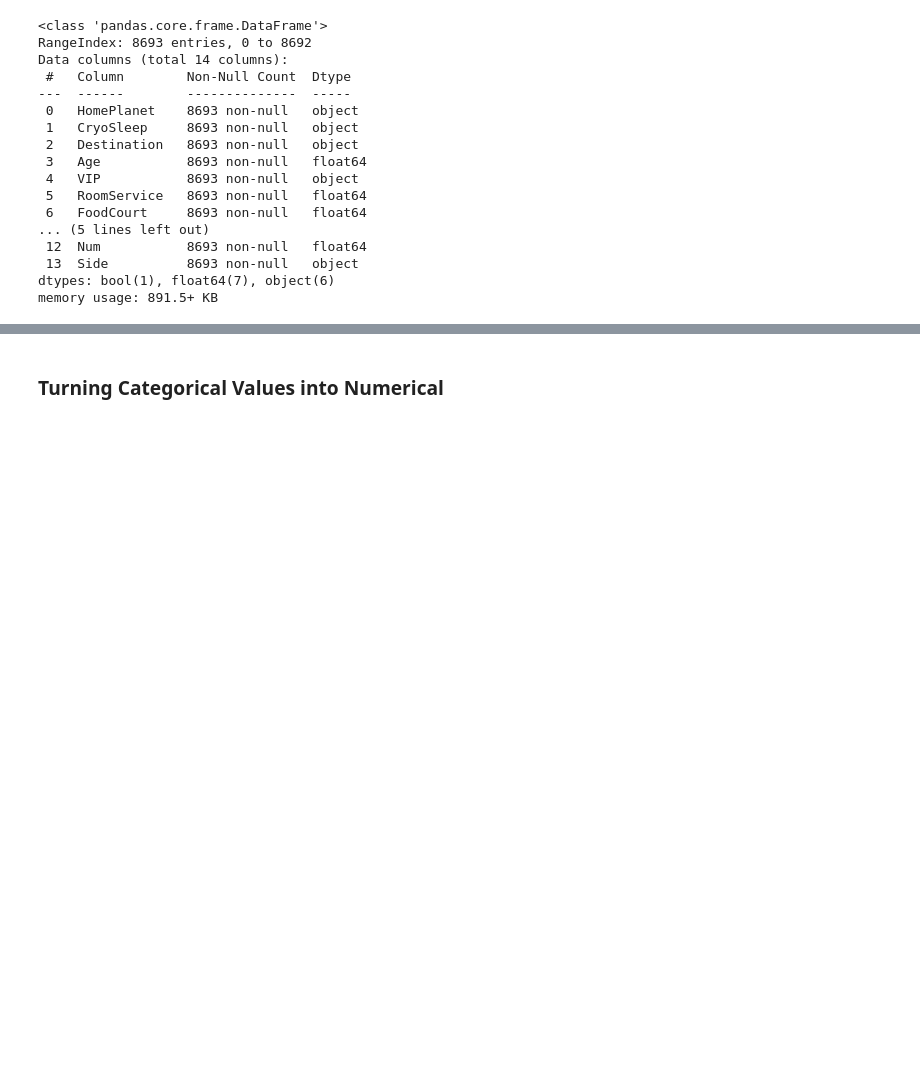
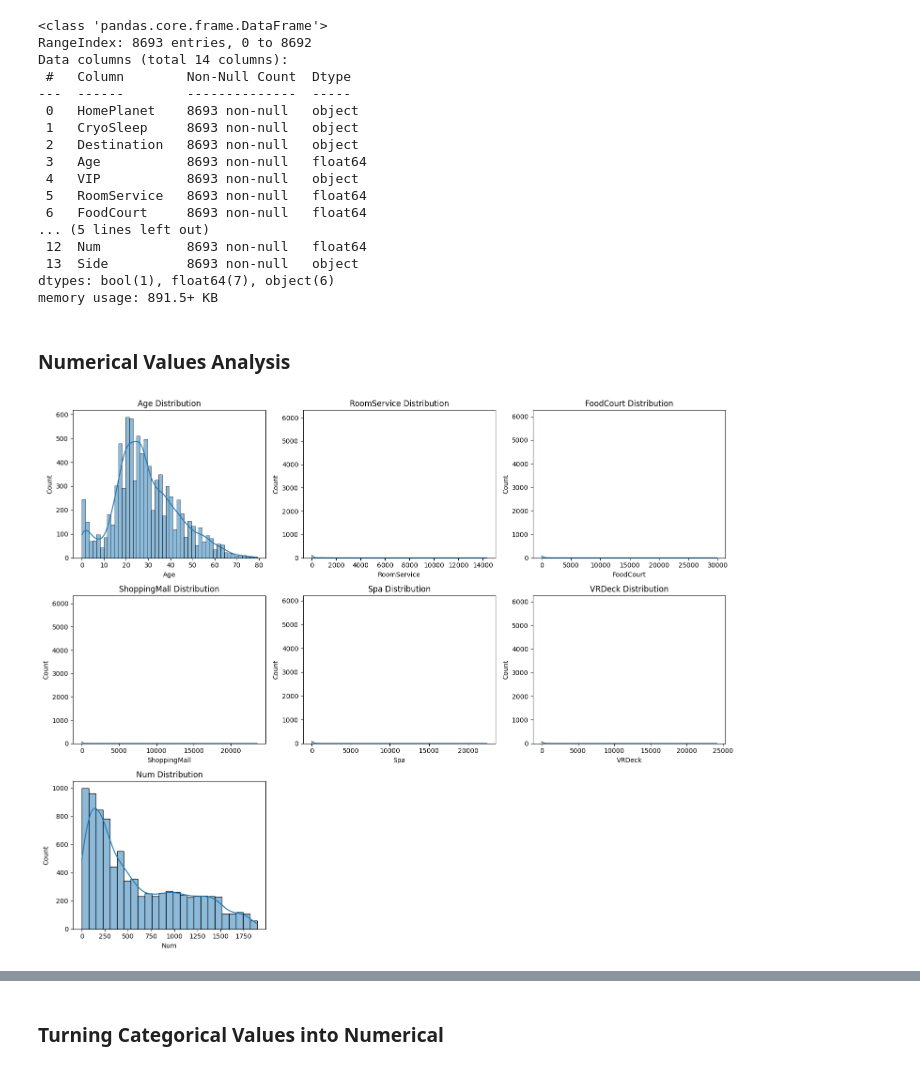
Before and after one commit to cpicazo8304/Spaceship-Titanic-Classification, a Jupyter notebook: notebooks/spaceship-titantic-passenger-classification.ipynb, the cells around one changed output, grey strips where cells are left out. Drawn from its saved outputs; the diff is of its cells as text; code cells hidden in the pictures; blank space fills up the shorter version.

Commit message:
Kaggle Notebook | Spaceship Titantic Code | Add analysis on the columns with numerical values

```diff
--- a/notebooks/spaceship-titantic-passenger-classification.ipynb
+++ b/notebooks/spaceship-titantic-passenger-classification.ipynb
@@ -205,3 +210,25 @@ Data columns (total 14 columns):
  13  Side          8693 non-null   object
 dtypes: bool(1), float64(7), object(6)
 memory usage: 891.5+ KB
+# %% [markdown]
+<h3>Numerical Values Analysis</h3>
+# %%
+# Select numerical columns
+num_cols = train_data_new.select_dtypes(include='number').columns
+
+# Set up the grid
+n_cols = 3
+n_rows = -(-len(num_cols) // n_cols)  # Ceiling division
+plt.figure(figsize=(5 * n_cols, 4 * n_rows))
+
+# Plot each histogram
+for i, col in enumerate(num_cols, 1):
+    warnings.filterwarnings("ignore")
+    plt.subplot(n_rows, n_cols, i)
+    sns.histplot(train_data_new[col], kde=True)
+    plt.title(f'{col} Distribution')
+
+plt.tight_layout()
+plt.show()
+# %% [output]
+[figure, added]
```
Also changed, not shown: parts of 8 cells of this notebook.
